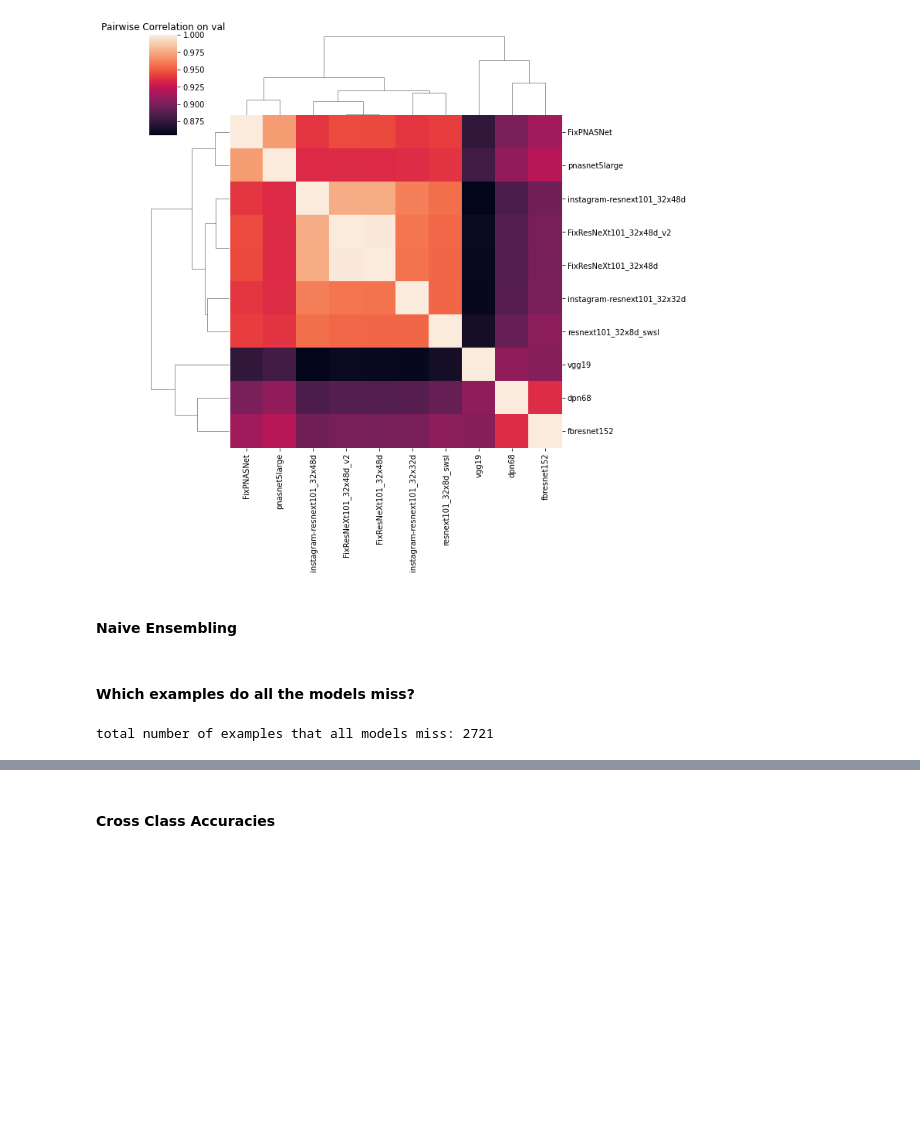
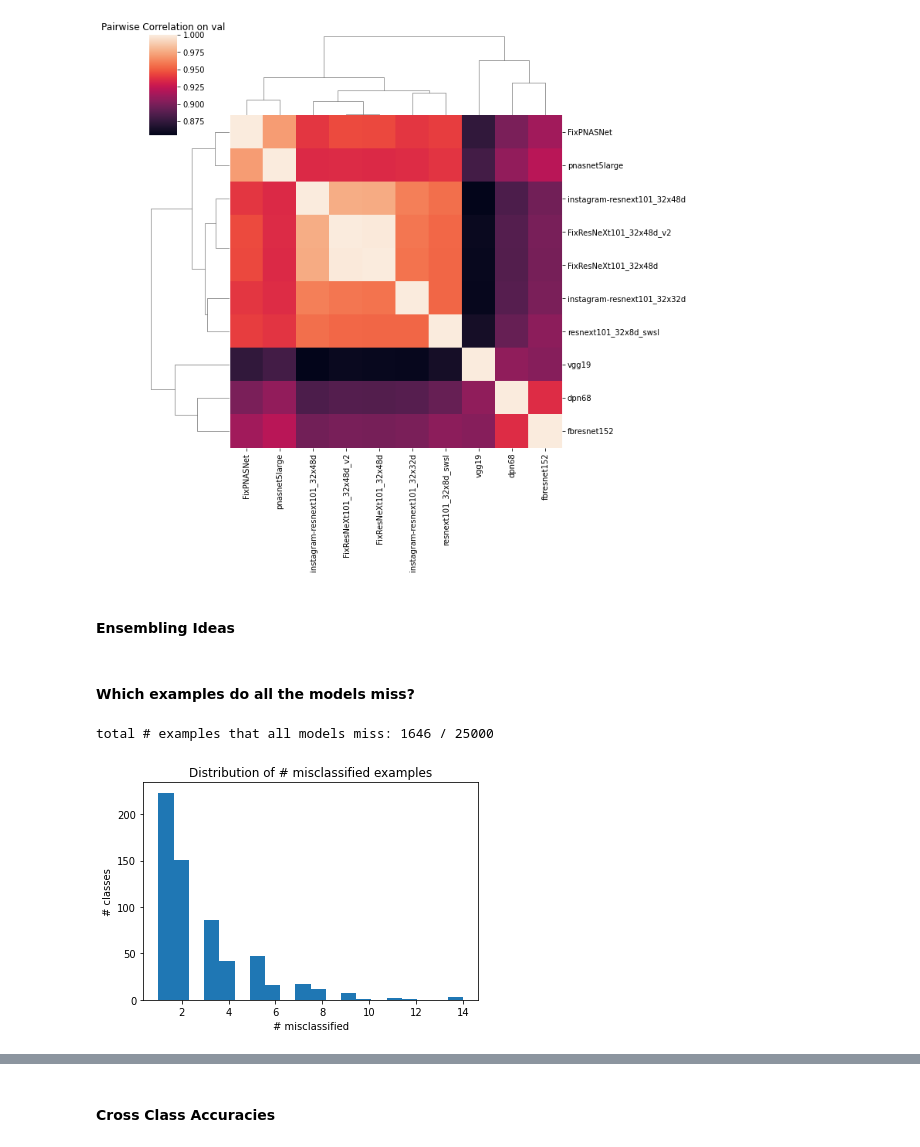
Before and after one commit to csinva/dnn-ensemble, a Jupyter notebook: eda.ipynb, the cells around one changed output, grey strips where cells are left out. Saved outputs shown, nothing was run; the diff lists cells and outputs as text; code cells hidden in the pictures; blank space fills up the shorter version.

```diff
--- a/eda.ipynb
+++ b/eda.ipynb
@@ -221,5 +228,5 @@ plt.show();
 # %% [output]
 [figure]
 # %% [markdown]
-#### Naive Ensembling
+#### Ensembling Ideas
 # %%
@@ -240,6 +289,8 @@ model_pred['val']['top5_random5_ensemble'] = partition(ensemble_models(top5_mode
 eval_setting = 'val'
 eval_targets_train, eval_targets_test = partition(targets[eval_setting])
 train_indices, test_indices = partition(np.arange(0, 50000))
+# model_pred stores training predictions
+model_pred = defaultdict(dict)
 
 for x_model, x_logits in logits[eval_setting].items():
     pred_train, pred_test = partition(get_pred(x_logits).flatten())
@@ -254,17 +305,25 @@ for i in range(miss.size()[1]): # 40000 columns
     if torch.sum(miss[:, i]) == 0:
         shared_miss.append(train_indices[i]) # map from shuffled index -> original index
 
-print('total number of examples that all models miss:', len(shared_miss))
-
+print('total # examples that all models miss:', len(shared_miss), '/', len(eval_targets_train))
 
 miss_freq = defaultdict(int)
 for i in shared_miss:
     true_class = targets['val'][i]
     miss_freq[int(true_class)] += 1
 
-miss_freq = dict(sorted(miss_freq.items(), key=lambda item: item[1], reverse=True))
+miss_freq = sort_dict(miss_freq)
 # %% [output]
-total number of examples that all models miss: 2721
+total # examples that all models miss: 1646 / 25000
+# %%
+plt.hist(list(miss_freq.values()), bins=20)
+plt.title('Distribution of # misclassified examples')
+plt.xlabel('# misclassified')
+plt.ylabel('# classes')
+plt.savefig(join(logdir, 'classes_misclassified_dist'))
+plt.show();
+# %% [output]
+[figure, added]
 # %%
 n = 20 # number of classes to display
 plt.bar([imagenet_dict[i] for i in miss_freq.keys()][:n], list(miss_freq.values())[:n])
```
Also changed, not shown: parts of 22 cells of this notebook, 1 other file.
